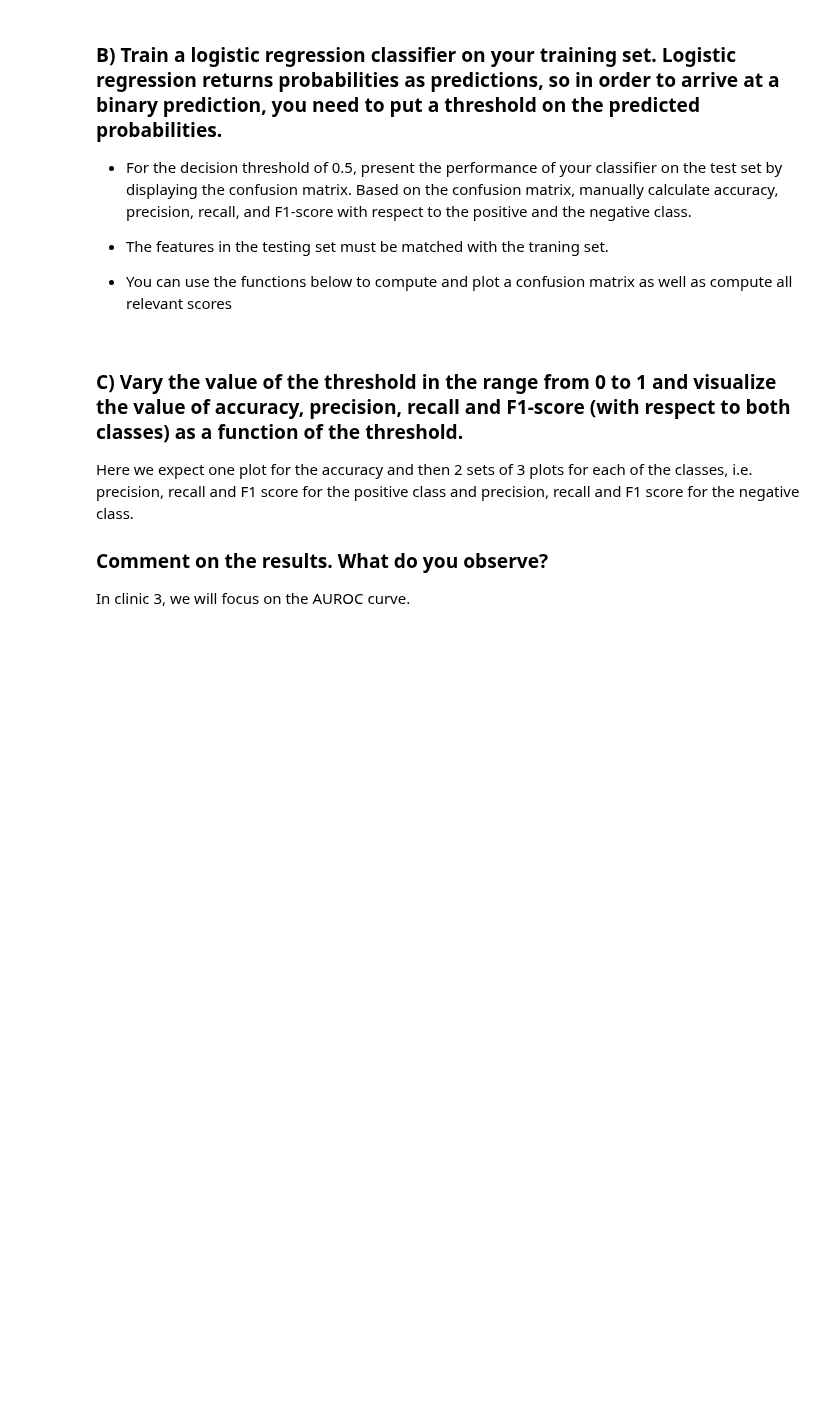
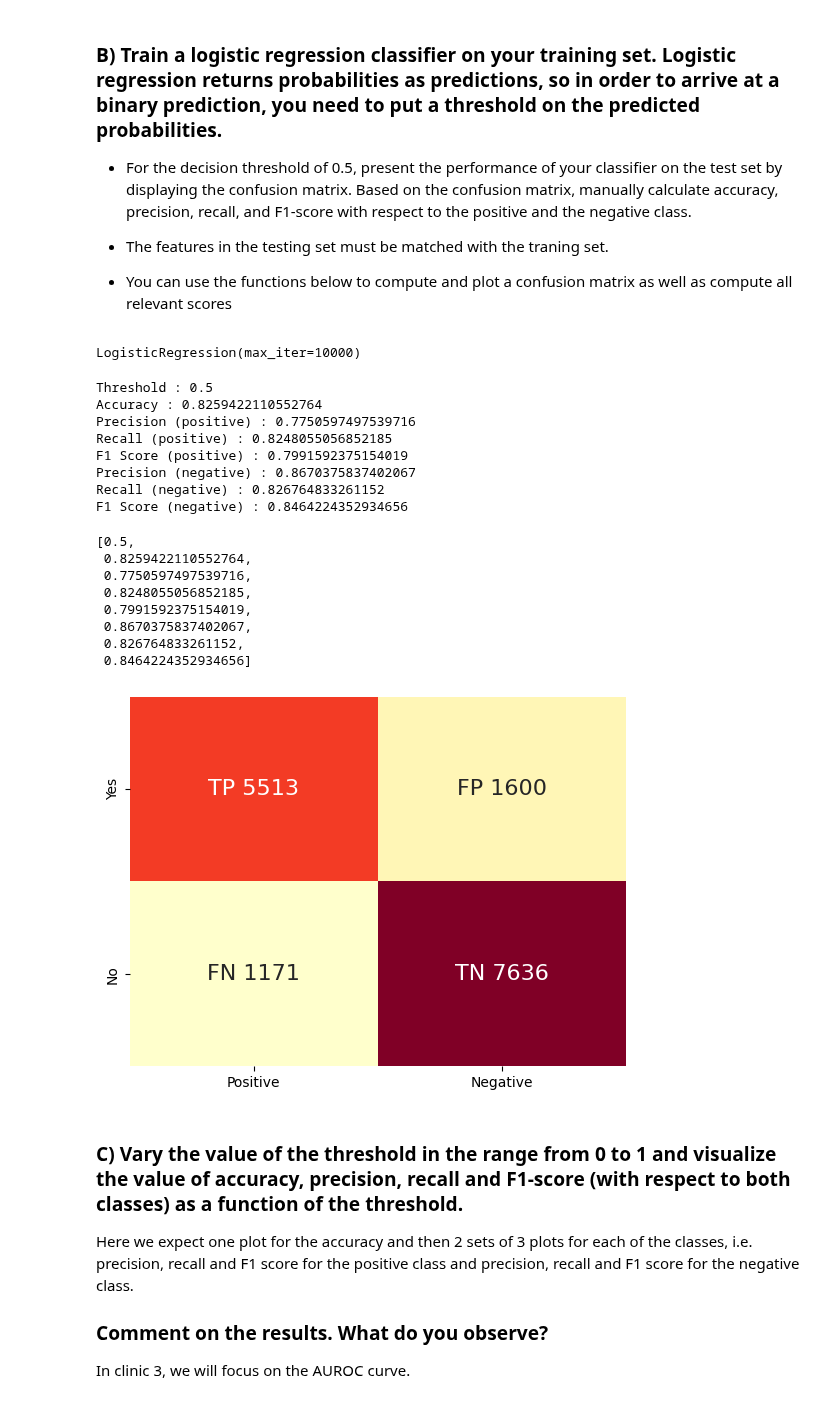
Before and after one commit to Jvviragine/data_analysis_um_course, a Jupyter notebook: bootcamps/bootcamp5/Niki_bootcamp5 copy.ipynb, the cells around one changed output. Cells and saved outputs as stored; diff of their text form; code cells hidden in the pictures; blank space fills up the shorter version.

```diff
--- a/bootcamps/bootcamp5/Niki_bootcamp5 copy.ipynb
+++ b/bootcamps/bootcamp5/Niki_bootcamp5 copy.ipynb
@@ -58,0 +124,8 @@ def split_set(data_to_split, ratio=0.8):
+# %%
+
+numeric_cols = ['intake_year', 'intake_number', 'age_upon_intake_(years)', 'time_in_shelter_days', 'age_upon_outcome_(years)']
+for col in numeric_cols:
+    mean = train[col].mean()
+    std = train[col].std()
+    train[col] = (train[col] - mean) / std
+    test[col] = (test[col] - mean) / std
@@ -112,3 +204,59 @@ def compute_all_score(confusion_matrix, t=0.5):
+# %%
+# Fit cute logistic regression
+X_train = train.drop(columns=['label'])
+y_train = train['label']
+X_test = test.drop(columns=['label'])
+y_test = test['label']
+
+log_reg_model = LogisticRegression(max_iter=10000)
+log_reg_model.fit(X_train, y_train)
+# %% [output]
+LogisticRegression(max_iter=10000)
+# %%
+#evaluate the predictions
+pred = log_reg_model.predict_proba(X_test)
+
+def model_evaluation(t):
+
+    conf_matrix = compute_confusion_matrix(y_test, pred, t)
+    plot_confusion_matrix(conf_matrix)
+    scores = compute_all_score(conf_matrix)
+
+    metric_labels = [
+        "Threshold",
+        "Accuracy",
+        "Precision (positive)",
+        "Recall (positive)",
+        "F1 Score (positive)",
+        "Precision (negative)",
+        "Recall (negative)",
+        "F1 Score (negative)"
+    ]
+
+    for i in range(len(metric_labels)):
+        print(metric_labels[i], ":", scores[i])
+
+    return scores
+# %%
+model_evaluation(0.5)
+# %% [output]
+Threshold : 0.5
+Accuracy : 0.8259422110552764
+Precision (positive) : 0.7750597497539716
+Recall (positive) : 0.8248055056852185
+F1 Score (positive) : 0.7991592375154019
+Precision (negative) : 0.8670375837402067
+Recall (negative) : 0.826764833261152
+F1 Score (negative) : 0.8464224352934656
+[0.5,
+ 0.8259422110552764,
+ 0.7750597497539716,
+ 0.8248055056852185,
+ 0.7991592375154019,
+ 0.8670375837402067,
+ 0.826764833261152,
+ 0.8464224352934656]
+[figure, added]
 # %% [markdown]
 ### C) Vary the value of the threshold in the range from 0 to 1 and visualize the value of accuracy, precision, recall  and F1-score (with respect to both classes) as a function of the threshold.
 
```
Also changed, not shown: parts of 24 cells of this notebook, 5 other files.
